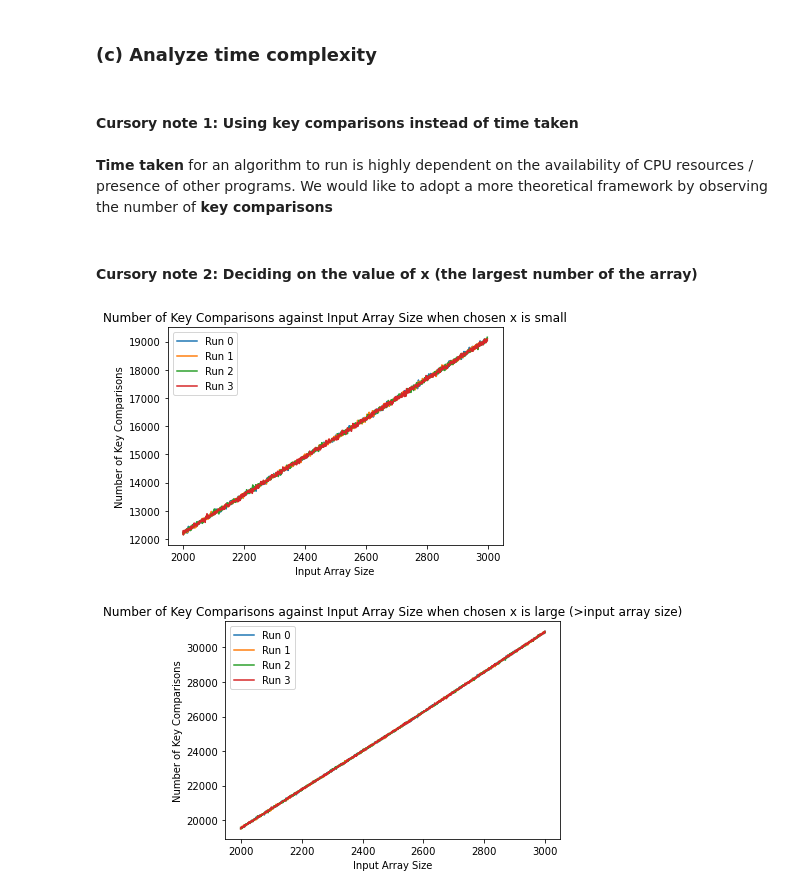
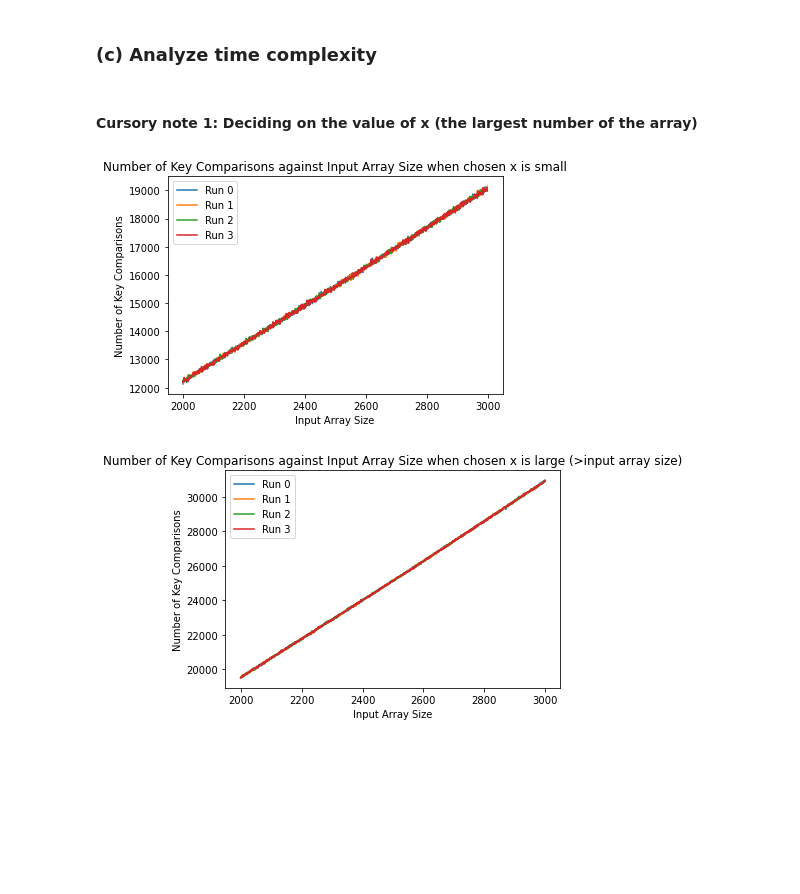
Before and after one commit to CZ2101-BCS3-GRP6/ALGO-ANALYSIS-LAB1, a Jupyter notebook: combined.ipynb, the cells around one changed output. Saved outputs shown, nothing was run; the diff lists cells and outputs as text; code cells hidden in the pictures; blank space fills up the shorter version.

Commit message:
time complexity doc and update combined.ipy

```diff
--- a/combined.ipynb
+++ b/combined.ipynb
@@ -110,35 +112,33 @@ plt.show()
 ####################################################
 # %% [markdown]
 ### (c) Analyze time complexity
-# %% [markdown]
-#### Cursory note 1: Using key comparisons instead of time taken
-# %% [markdown]
-**Time taken** for an algorithm to run is highly dependent on the availability of CPU resources / presence of other programs. We would like to adopt a more theoretical framework by observing the number of **key comparisons**
 # %% [markdown]
-#### Cursory note 2: Deciding on the value of x (the largest number of the array)
+#### Cursory note 1: Deciding on the value of x (the largest number of the array)
 # %%
 S = 4
 keyCompArr = []
 keyCompArrOfArr = []
 df = pd.DataFrame(size for size in range(2000,3000))
 df.columns = ['Size of Array']
 loops = 4
 
 x=5
 for loop in range(loops):
     keyCompArr = []
     for i in df['Size of Array']:
         arr = inputGen(i, x)
         keyCompArr.append(insertMergeSort(arr, S))
     plt.plot(df['Size of Array'], keyCompArr, label = "Run " + str(loop))
 
 plt.legend()
 plt.title("Number of Key Comparisons against Input Array Size when chosen x is small")
 plt.ylabel("Number of Key Comparisons")
 plt.xlabel("Input Array Size")
+plt.yscale('linear')
+plt.xscale('linear')
 plt.show()
 # %% [output]
-[figure, old version]
+[figure, new version]
 # %%
 S = 4
 keyCompArr = []
```
Also changed, not shown: parts of 13 cells of this notebook, 1 other file.
